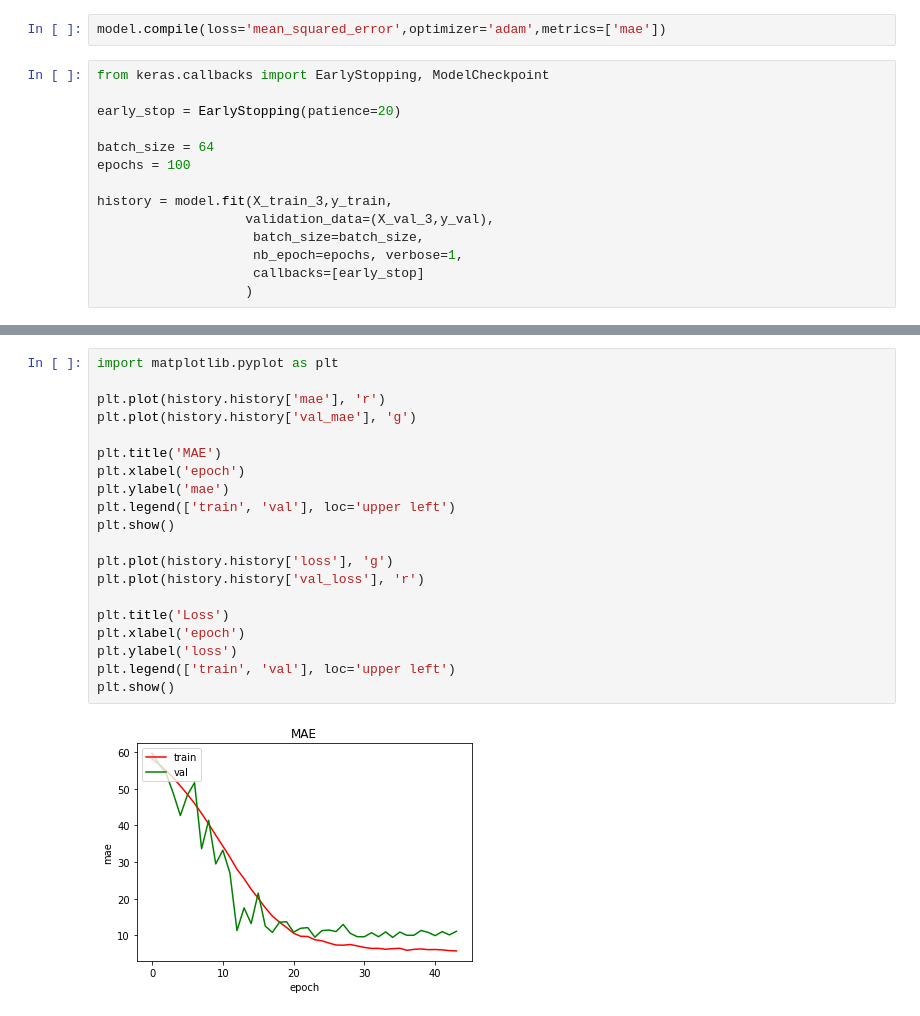
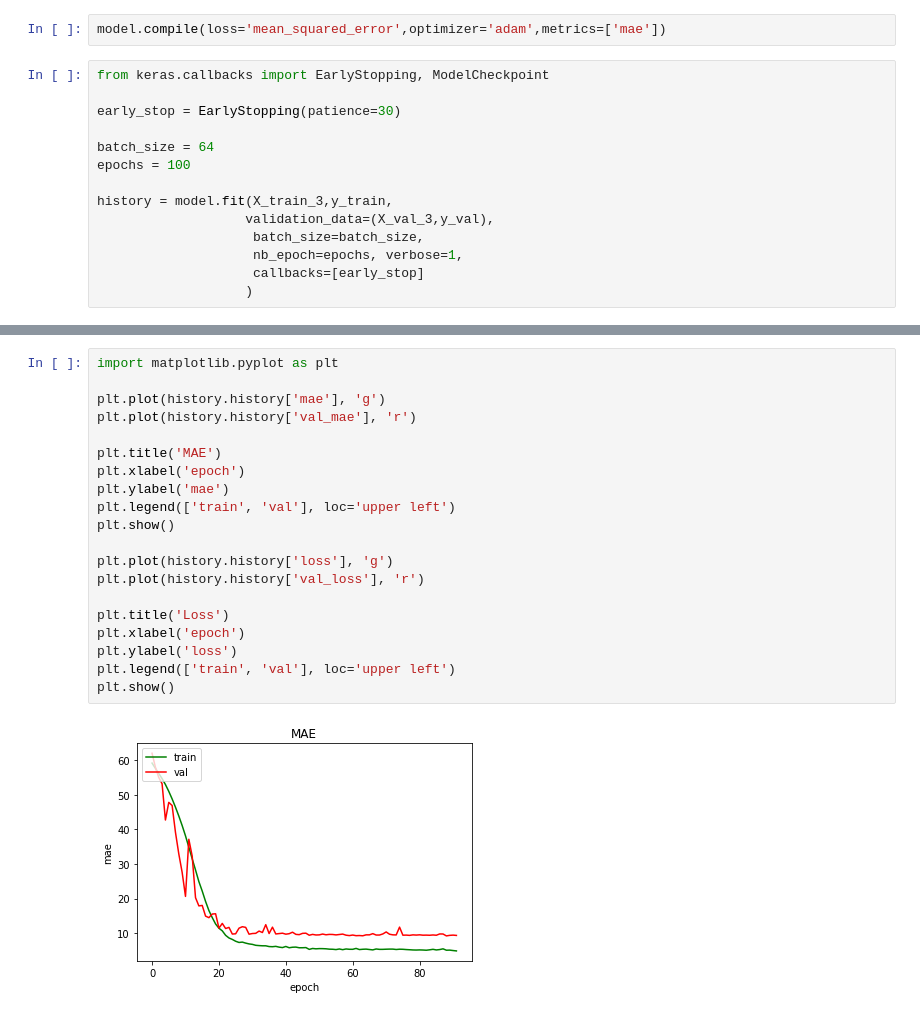
Before and after one commit to JungMinSeung/ECG_analysis, a Jupyter notebook: ECG_CNN_Age.ipynb, the cells around one changed output, grey strips where cells are left out. Saved outputs shown, nothing was run; the diff lists cells and outputs as text.

```diff
--- a/ECG_CNN_Age.ipynb
+++ b/ECG_CNN_Age.ipynb
@@ -212,7 +212,7 @@ model.compile(loss='mean_squared_error',optimizer='adam',metrics=['mae'])
 # %%
 from keras.callbacks import EarlyStopping, ModelCheckpoint
 
-early_stop = EarlyStopping(patience=20)
+early_stop = EarlyStopping(patience=30)
 
 batch_size = 64
 epochs = 100
@@ -255,22 +255,22 @@ Test Mae:  [193.75635389539931, 11.112357139587402]
 # %%
 import matplotlib.pyplot as plt
 
-plt.plot(history.history['mae'], 'r')
-plt.plot(history.history['val_mae'], 'g')
+plt.plot(history.history['mae'], 'g')
+plt.plot(history.history['val_mae'], 'r')
 
 plt.title('MAE')
 plt.xlabel('epoch')
 plt.ylabel('mae')
 plt.legend(['train', 'val'], loc='upper left')
 plt.show()
 
 plt.plot(history.history['loss'], 'g')
 plt.plot(history.history['val_loss'], 'r')
 
 plt.title('Loss')
 plt.xlabel('epoch')
 plt.ylabel('loss')
 plt.legend(['train', 'val'], loc='upper left')
 plt.show()
 # %% [output]
-[figure, old version]
+[figure, new version]
```
Also changed, not shown: parts of 4 cells of this notebook.
